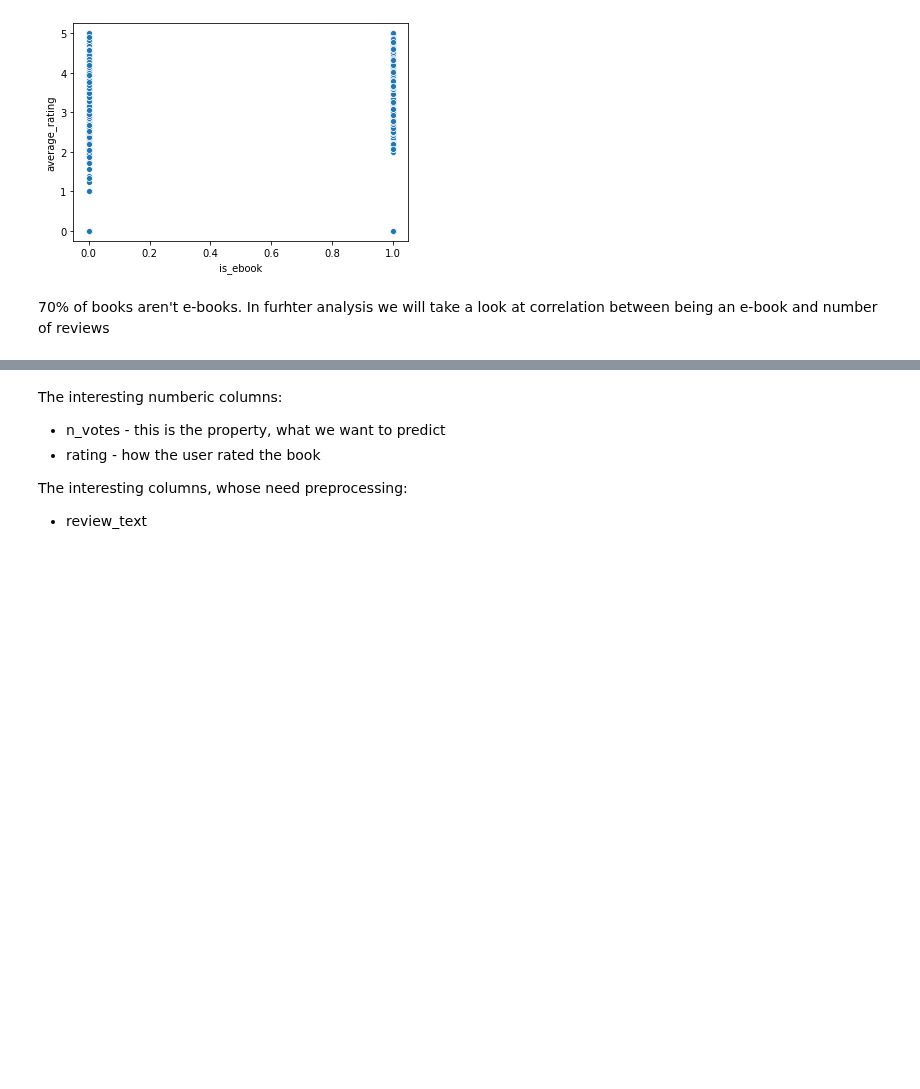
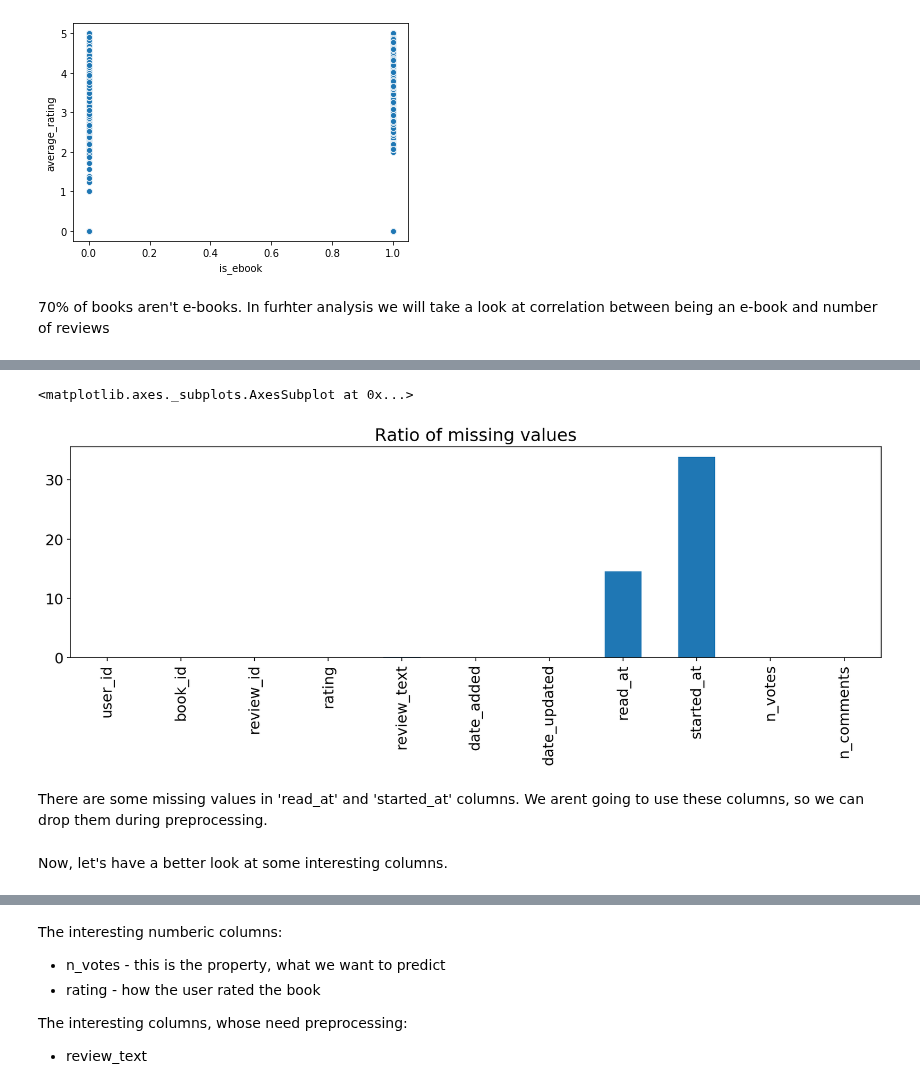
Before and after one commit to Pomichal/oznal-project, a Jupyter notebook: notebooks/DataAnalysis.ipynb, the cells around one changed output, grey strips where cells are left out. Saved outputs shown, nothing was run; the diff lists cells and outputs as text; code cells hidden in the pictures; blank space fills up the shorter version.

```diff
--- a/notebooks/DataAnalysis.ipynb
+++ b/notebooks/DataAnalysis.ipynb
@@ -399,0 +417,2 @@ memory usage: 200.6+ MB
+# %%
+reviews = pd.read_csv('../data/reviews.csv')
@@ -399,0 +553,10 @@ memory usage: 200.6+ MB
+# %%
+plt.figure(figsize=(15,4))
+reviews.isna().sum().map(lambda x: (x / reviews.shape[0])* 100).plot(kind='bar',title = 'Ratio of missing values')
+# %% [output]
+<matplotlib.axes._subplots.AxesSubplot at 0x...>
+[figure, added]
+# %% [markdown]
+There are some missing values in 'read_at' and 'started_at' columns. We arent going to use these columns, so we can drop them during preprocessing.
+# %% [markdown]
+Now, let's have a better look at some interesting columns.
```
Also changed, not shown: parts of 134 cells of this notebook.
